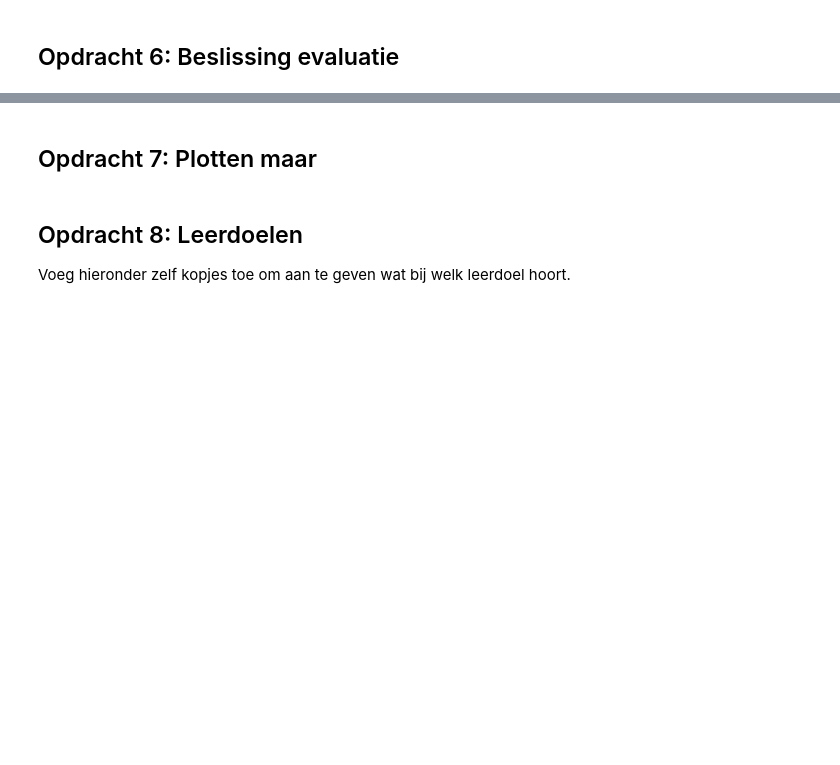
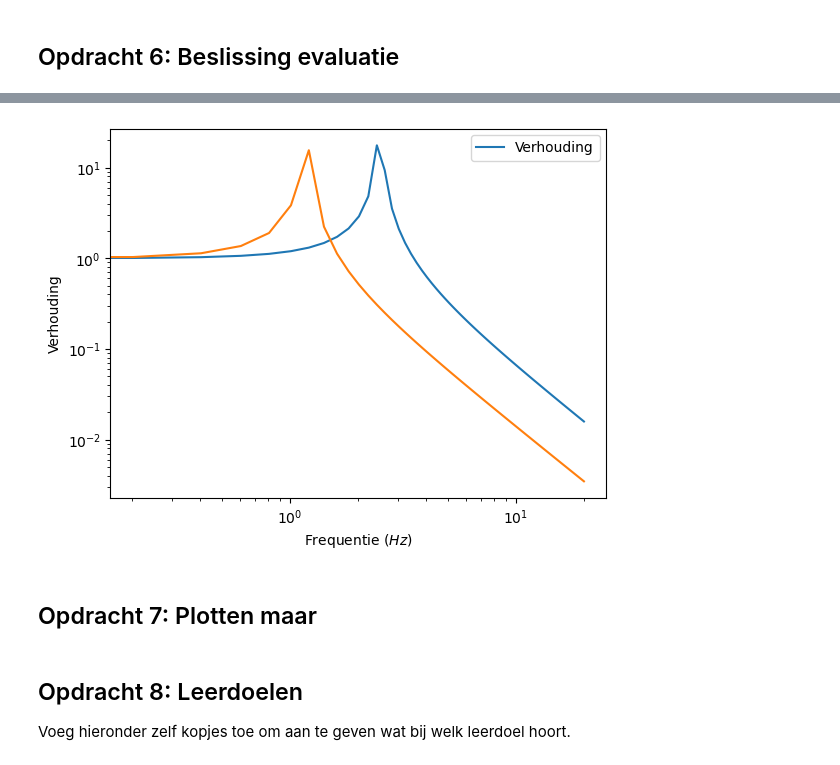
Before and after one commit to Fynn-Vrolijk123/DEF-D-Fynn-Vrolijk, a Jupyter notebook: FysiekeOntwerpopdrachten/5MaakEenOpstellingTrillingsvrij/Ontwerpopdracht5MaakEenOpstellingTrillingsvrijInvulTemplate.ipynb, the cells around one changed output, grey strips where cells are left out. Drawn from its saved outputs; the diff is of its cells as text; code cells hidden in the pictures; blank space fills up the shorter version.

```diff
--- a/FysiekeOntwerpopdrachten/5MaakEenOpstellingTrillingsvrij/Ontwerpopdracht5MaakEenOpstellingTrillingsvrijInvulTemplate.ipynb
+++ b/FysiekeOntwerpopdrachten/5MaakEenOpstellingTrillingsvrij/Ontwerpopdracht5MaakEenOpstellingTrillingsvrijInvulTemplate.ipynb
@@ -104,7 +142,18 @@ Deze grafiek heb je later weer nodig om je gemeten punten aan toe te voegen. Ga
 
 Als je hier negatief geantwoord hebt, kopieer onder deze cel dan alle cellen van Synthese tot en met Evaluation & decision en doorloop dat deel van het ontwerp proces nogmaals.
 # %%
-# Voeg hier je plot in.
+kfn = 7.382/(2*np.pi)
+Vern = np.abs(1/(1-f**2/kfn**2))
+plt.plot(f,Ver, label = 'Verhouding')
+plt.plot(f,Vern)
+plt.xlabel('Frequentie ($Hz$)')
+plt.ylabel('Verhouding')
+plt.xscale('log')
+plt.yscale('log')
+plt.legend()
+plt.show()
+# %% [output]
+[figure, added]
 # %% [markdown]
 ## Opdracht 7: Plotten maar
 # %%
```
Also changed, not shown: parts of 10 cells of this notebook, 1 other file.
